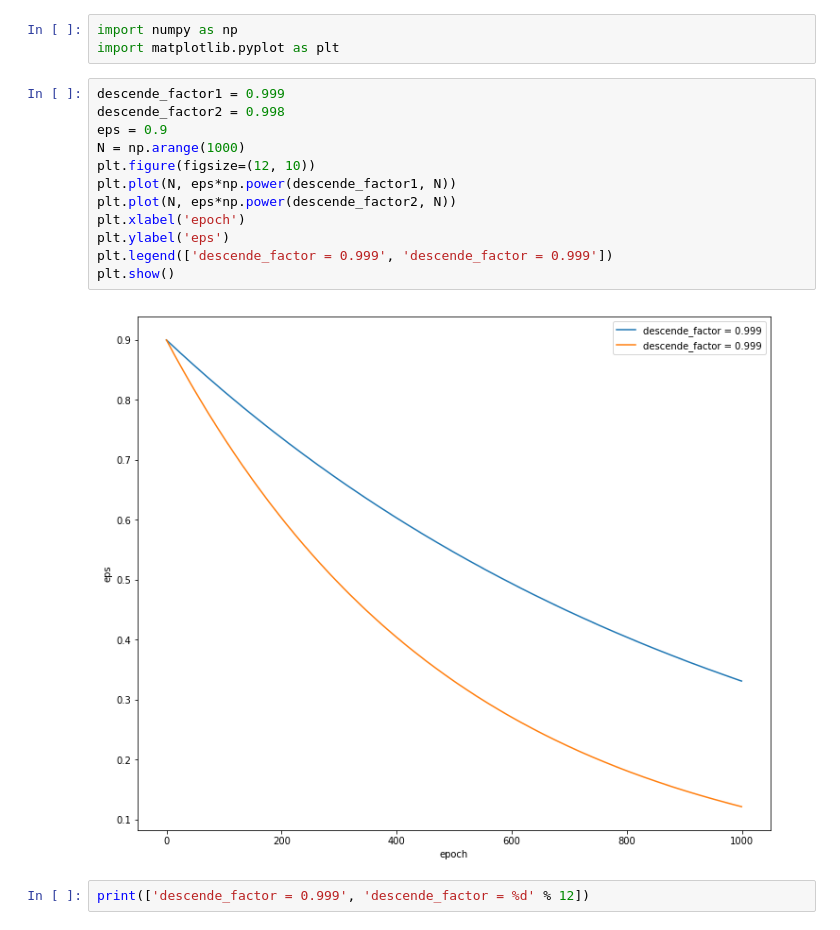
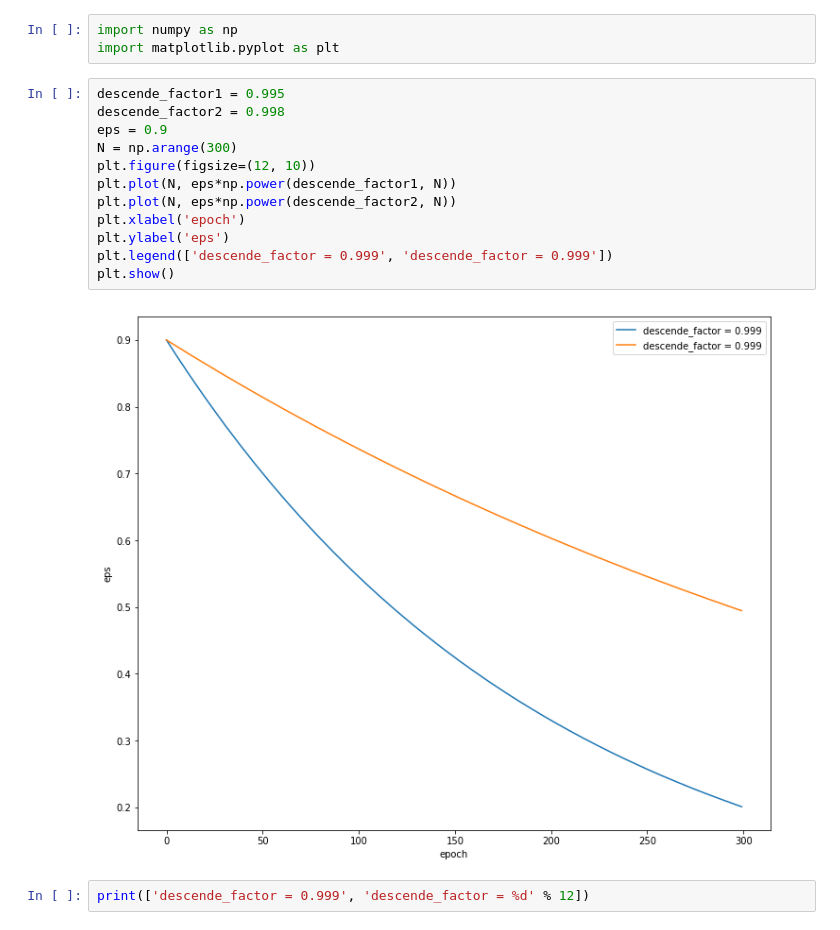
Before and after one commit to Slawomir8Mazur/Inverted-pendulum-AI-control, a Jupyter notebook: eps_parameters_choice.ipynb, the cells around one changed output. Saved outputs shown, nothing was run; the diff lists cells and outputs as text.

```diff
--- a/eps_parameters_choice.ipynb
+++ b/eps_parameters_choice.ipynb
@@ -2,19 +2,19 @@
 import numpy as np
 import matplotlib.pyplot as plt
 # %%
-descende_factor1 = 0.999
+descende_factor1 = 0.995
 descende_factor2 = 0.998
 eps = 0.9
-N = np.arange(1000)
+N = np.arange(300)
 plt.figure(figsize=(12, 10))
 plt.plot(N, eps*np.power(descende_factor1, N))
 plt.plot(N, eps*np.power(descende_factor2, N))
 plt.xlabel('epoch')
 plt.ylabel('eps')
 plt.legend(['descende_factor = 0.999', 'descende_factor = 0.999'])
 plt.show()
 # %% [output]
-[figure, old version]
+[figure, new version]
 # %%
 print(['descende_factor = 0.999', 'descende_factor = %d' % 12])
 # %% [output]
```
Also changed, not shown: 7 other files.
